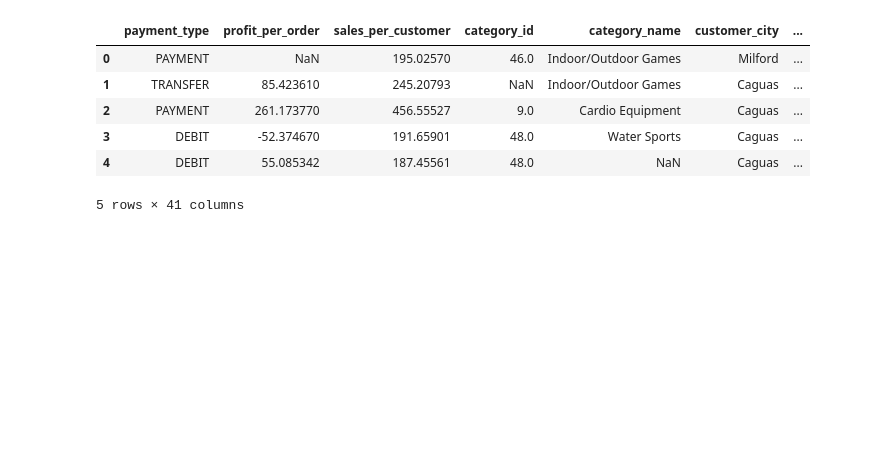
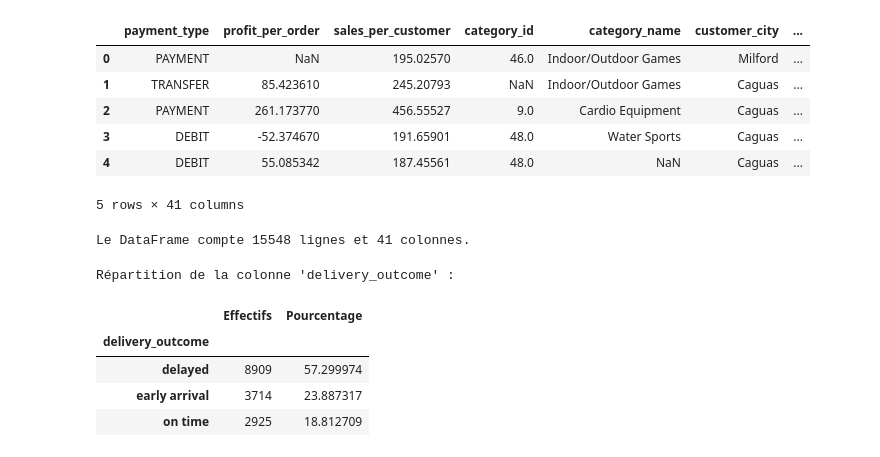
Before and after one commit to moubarik-ashraf/DS_Project, a Jupyter notebook: notebooks/01_exploration.ipynb, the cells around one changed output. Cells and saved outputs as stored; diff of their text form; code cells hidden in the pictures; blank space fills up the shorter version.

```diff
--- a/notebooks/01_exploration.ipynb
+++ b/notebooks/01_exploration.ipynb
@@ -60,3 +60,26 @@ df.head()
 | 3 | DEBIT | -52.374670 | 191.65901 | 48.0 | Water Sports | Caguas | ... |
 | 4 | DEBIT | 55.085342 | 187.45561 | 48.0 | NaN | Caguas | ... |
 5 rows × 41 columns
+# %%
+print(f"Le DataFrame compte {df.shape[0]} lignes et {df.shape[1]} colonnes.")
+# %% [output]
+Le DataFrame compte 15548 lignes et 41 colonnes.
+# %%
+print("Répartition de la colonne 'delivery_outcome' :\n")
+
+delivery_outcome_counts = df['delivery_outcome'].value_counts()
+delivery_outcome_percentages = df['delivery_outcome'].value_counts(normalize=True) * 100
+
+delivery_outcome_distribution = pd.DataFrame({
+    'Effectifs': delivery_outcome_counts,
+    'Pourcentage': delivery_outcome_percentages
+})
+
+display(delivery_outcome_distribution)
+# %% [output]
+Répartition de la colonne 'delivery_outcome' :
+|  | Effectifs | Pourcentage |
+| delivery_outcome |  |  |
+| delayed | 8909 | 57.299974 |
+| early arrival | 3714 | 23.887317 |
+| on time | 2925 | 18.812709 |
```
Also changed, not shown: parts of 32 cells of this notebook.
